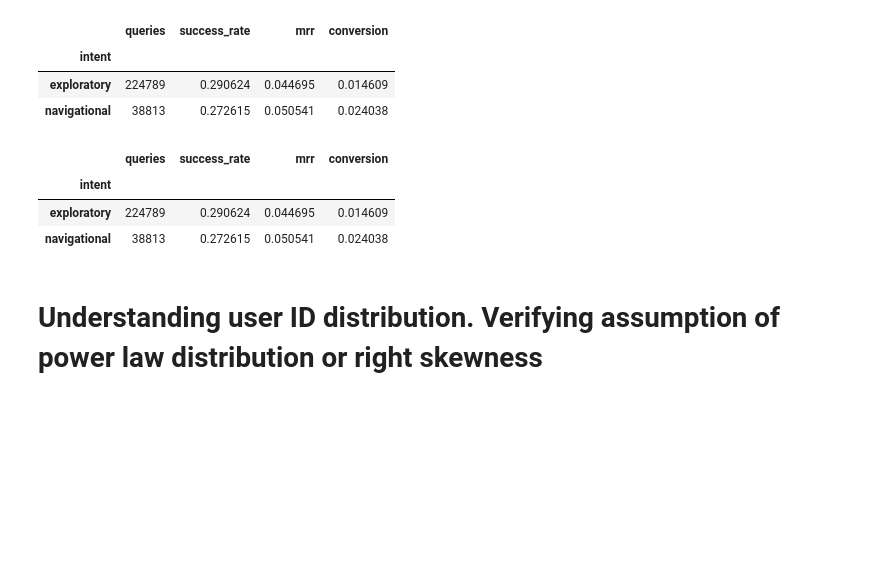
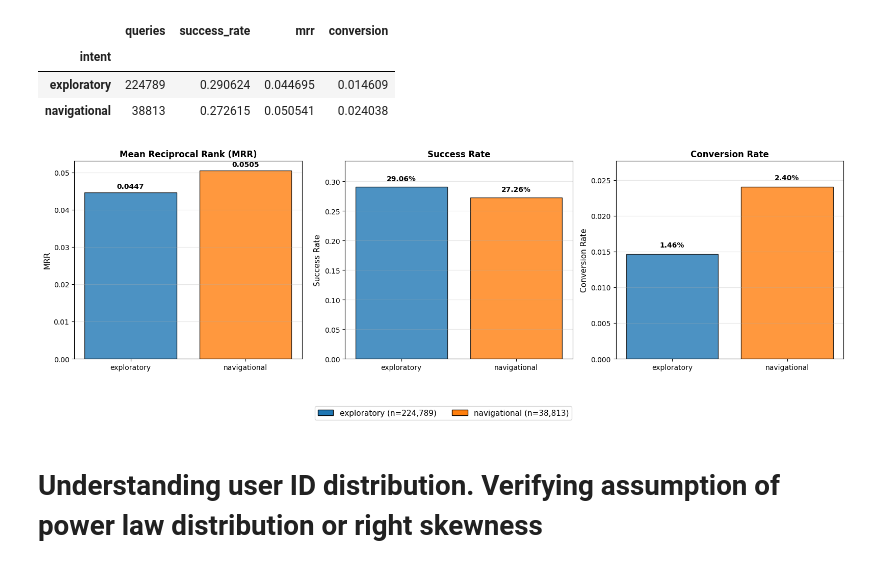
Before and after one commit to abdelatifsd/ounass_prototypes, a Jupyter notebook: dev/EDA.ipynb, the cells around one changed output. Cells and saved outputs as stored; diff of their text form; code cells hidden in the pictures; blank space fills up the shorter version.

```diff
--- a/dev/EDA.ipynb
+++ b/dev/EDA.ipynb
@@ -519,15 +541,61 @@ session_id_cols = ['user_id', 'keyword',"query_id"]
-# %%
-query_metrics.groupby("intent").agg(
-    queries=("num_clicks", "count"),
-    success_rate=("num_clicks", lambda x: (x > 0).mean()),
-    mrr=("reciprocal_rank", "mean"),
-    conversion=("num_conversions", lambda x: (x > 0).mean())
-)
-# %% [output]
-|  | queries | success_rate | mrr | conversion |
-| intent |  |  |  |  |
-| exploratory | 224789 | 0.290624 | 0.044695 | 0.014609 |
-| navigational | 38813 | 0.272615 | 0.050541 | 0.024038 |
+# %%
+import matplotlib.pyplot as plt
+import numpy as np
+
+# Get the aggregated data
+intent_metrics = query_metrics.groupby("intent").agg(
+    queries=("num_clicks", "count"),
+    success_rate=("num_clicks", lambda x: (x > 0).mean()),
+    mrr=("reciprocal_rank", "mean"),
+    conversion=("num_conversions", lambda x: (x > 0).mean())
+).reset_index()
+
+# Create figure with subplots
+fig, axes = plt.subplots(1, 3, figsize=(16, 5))
+intents = intent_metrics["intent"].values
+colors = ["#1f77b4", "#ff7f0e"]
+
+# MRR
+axes[0].bar(intents, intent_metrics["mrr"], color=colors, alpha=0.8, edgecolor='black')
+axes[0].set_title("Mean Reciprocal Rank (MRR)", fontsize=12, fontweight='bold')
+axes[0].set_ylabel("MRR", fontsize=11)
+axes[0].grid(axis='y', alpha=0.3)
+for i, v in enumerate(intent_metrics["mrr"]):
+    axes[0].text(i, v + 0.001, f'{v:.4f}', ha='center', fontweight='bold')
+
+# Success Rate
+axes[1].bar(intents, intent_metrics["success_rate"], color=colors, alpha=0.8, edgecolor='black')
+axes[1].set_title("Success Rate", fontsize=12, fontweight='bold')
+axes[1].set_ylabel("Success Rate", fontsize=11)
+axes[1].set_ylim(0, max(intent_metrics["success_rate"]) * 1.15)
+axes[1].grid(axis='y', alpha=0.3)
+for i, v in enumerate(intent_metrics["success_rate"]):
+    axes[1].text(i, v + 0.01, f'{v:.2%}', ha='center', fontweight='bold')
+
+# Conversion Rate
+axes[2].bar(intents, intent_metrics["conversion"], color=colors, alpha=0.8, edgecolor='black')
+axes[2].set_title("Conversion Rate", fontsize=12, fontweight='bold')
+axes[2].set_ylabel("Conversion Rate", fontsize=11)
+axes[2].set_ylim(0, max(intent_metrics["conversion"]) * 1.15)
+axes[2].grid(axis='y', alpha=0.3)
+for i, v in enumerate(intent_metrics["conversion"]):
+    axes[2].text(i, v + 0.001, f'{v:.2%}', ha='center', fontweight='bold')
+
+# Add query counts to legend
+legend_labels = [f"{intent} (n={int(queries):,})"
+                 for intent, queries in zip(intent_metrics["intent"], intent_metrics["queries"])]
+
+# Create custom legend
+from matplotlib.patches import Patch
+legend_elements = [Patch(facecolor=colors[i], edgecolor='black', label=legend_labels[i])
+                   for i in range(len(intents))]
+fig.legend(handles=legend_elements, loc='upper center', ncol=2, bbox_to_anchor=(0.5, -0.02), fontsize=11)
+
+plt.tight_layout()
+plt.subplots_adjust(bottom=0.15)
+plt.show()
+# %% [output]
+[figure, added]
 # %% [markdown]
 # Understanding user ID distribution. Verifying assumption of power law distribution or right skewness
 # %%
```
Also changed, not shown: parts of 9 cells of this notebook, 3 other files.
